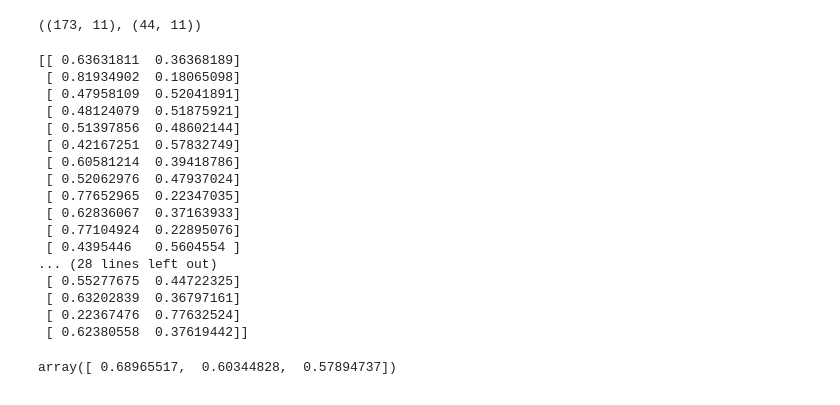
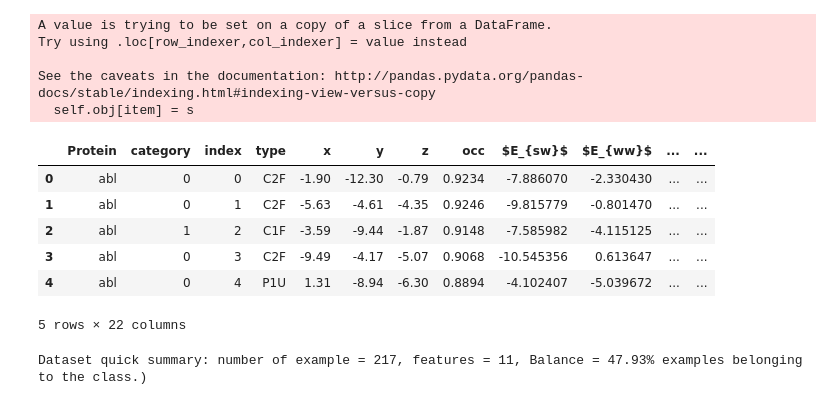
Before and after one commit to kamran-haider/insightdemo, a Jupyter notebook: 02_ml_water_displacement.ipynb, the cells around one changed output. Drawn from its saved outputs; the diff is of its cells as text; code cells hidden in the pictures.

```diff
--- a/02_ml_water_displacement.ipynb
+++ b/02_ml_water_displacement.ipynb
@@ -11,4 +29,6 @@ data.rename(columns = {'x':'$x$'}, inplace = True)
 # %%
+# Preprocess Data
+print(data.isnull().sum())
+data = data.dropna(axis=0)
 labels = data["lig_contact"] != "not_displaced"
 data.insert(1, "category", labels.values)
-data["category"] = data.category.astype(int)
@@ -37,4 +52,0 @@ X_test_std = stdsc.fit_transform(X_test)
-# %%
-X_train_std.shape, X_test.shape
-# %% [output]
-((173, 11), (44, 11))
@@ -44,24 +52,0 @@ from sklearn.metrics import roc_auc_score, roc_curve
-# %%
-model = LogisticRegression(C=100.0, random_state=1)
-model.fit(X_train_std, y_train)
-model.predict(X_test_std)
-y_scores = model.predict_proba(X_test_std)
-print(y_scores)
-# %% [output]
-[[ 0.63631811  0.36368189]
- [ 0.81934902  0.18065098]
- [ 0.47958109  0.52041891]
- [ 0.48124079  0.51875921]
- [ 0.51397856  0.48602144]
- [ 0.42167251  0.57832749]
- [ 0.60581214  0.39418786]
- [ 0.52062976  0.47937024]
- [ 0.77652965  0.22347035]
- [ 0.62836067  0.37163933]
- [ 0.77104924  0.22895076]
- [ 0.4395446   0.5604554 ]
-... (28 lines left out)
- [ 0.55277675  0.44722325]
- [ 0.63202839  0.36797161]
- [ 0.22367476  0.77632524]
- [ 0.62380558  0.37619442]]
@@ -70,4 +53,23 @@ fpr, tpr, thresholds = roc_curve(y_test, y_scores[:, 0])
-# %%
-cross_val_score(model, X_train_std, y_train, cv=3, scoring="accuracy")
-# %% [output]
-array([ 0.68965517,  0.60344828,  0.57894737])
+# %%
+data.loc[:, 1] = data.category.astype(int)
+data.head()
+# %% [output]
+A value is trying to be set on a copy of a slice from a DataFrame.
+Try using .loc[row_indexer,col_indexer] = value instead
+
+See the caveats in the documentation: http://pandas.pydata.org/pandas-docs/stable/indexing.html#indexing-view-versus-copy
+  self.obj[item] = s
+|  | Protein | category | index | type | x | y | z | occ | $E_{sw}$ | $E_{ww}$ | ... | ... |
+| 0 | abl | 0 | 0 | C2F | -1.90 | -12.30 | -0.79 | 0.9234 | -7.886070 | -2.330430 | ... | ... |
+| 1 | abl | 0 | 1 | C2F | -5.63 | -4.61 | -4.35 | 0.9246 | -9.815779 | -0.801470 | ... | ... |
+| 2 | abl | 1 | 2 | C1F | -3.59 | -9.44 | -1.87 | 0.9148 | -7.585982 | -4.115125 | ... | ... |
+| 3 | abl | 0 | 3 | C2F | -9.49 | -4.17 | -5.07 | 0.9068 | -10.545356 | 0.613647 | ... | ... |
+| 4 | abl | 0 | 4 | P1U | 1.31 | -8.94 | -6.30 | 0.8894 | -4.102407 | -5.039672 | ... | ... |
+5 rows × 22 columns
+# %%
+# Obtain indices for the columns of interest and use that to get feature matrix and target values
+start, end = data.columns.get_loc("occ"), data.columns.get_loc("lig_contact")
+X, Y = data.iloc[:, start:end], data.iloc[:, 1]
+print("Dataset quick summary: number of example = {0[0]}, features = {0[1]}, Balance = {1:.2f}% examples belonging to the class.)".format(X.shape, (np.sum(Y)/X.shape[0])*100))
+# %% [output]
+Dataset quick summary: number of example = 217, features = 11, Balance = 47.93% examples belonging to the class.)
```
Also changed, not shown: parts of 20 cells of this notebook, 8 other files.
